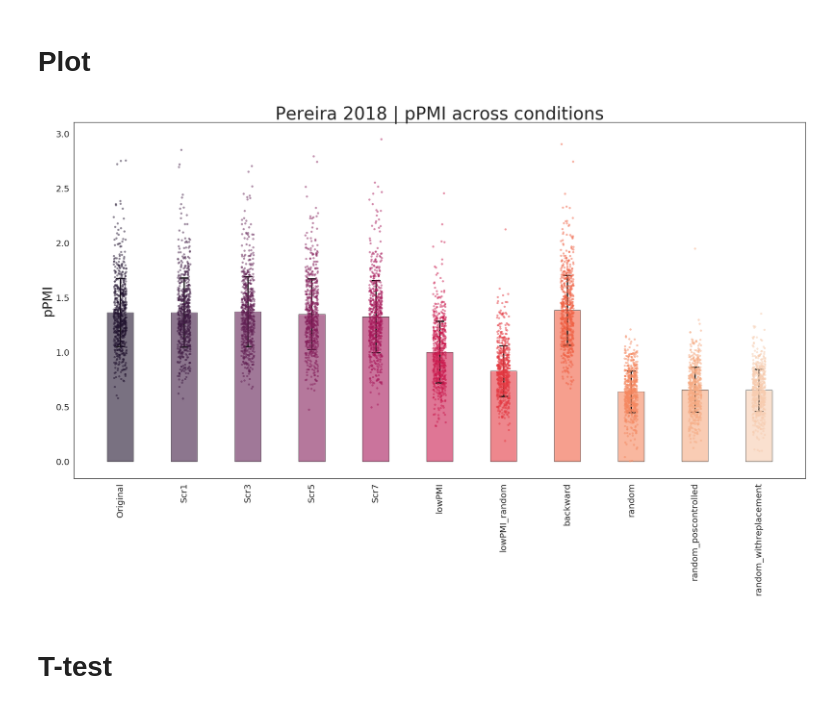
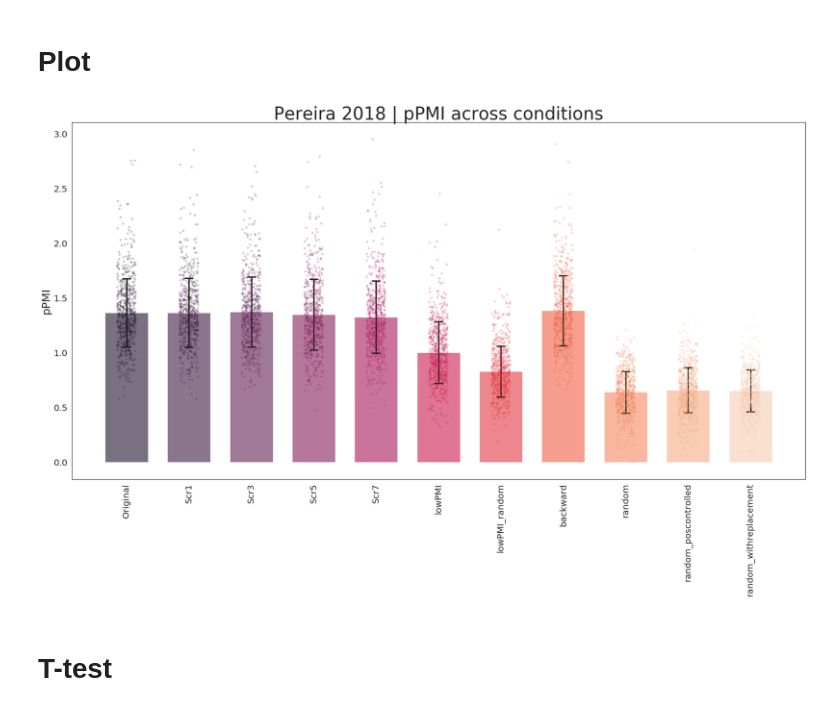
Before and after one commit to carina-kauf/perturbed-neural-nlp, a Jupyter notebook: analysis/pmi_verification/3_ANALYSIS_plot_ppmi_and_stats.ipynb, the cells around one changed output. Drawn from its saved outputs; the diff is of its cells as text; code cells hidden in the pictures.

Commit message:
update figure layout

```diff
--- a/analysis/pmi_verification/3_ANALYSIS_plot_ppmi_and_stats.ipynb
+++ b/analysis/pmi_verification/3_ANALYSIS_plot_ppmi_and_stats.ipynb
@@ -119,38 +119,38 @@ Std: 0.6533287650131002
 # %%
 sns.set()
 mypalette = sns.color_palette("rocket",11)
 sns.set_palette(mypalette)
 sns.set_style("white")
 
 data_title='Pereira 2018 | pPMI across conditions'
 
 fig_dims=(30,15)
 fig, ax = plt.subplots(figsize=fig_dims)
 capsize = 10
 
 small_size = 40/2
-medium_size = 60/2
+medium_size = 50/2
 title_size=80/2
 
 
-sns.stripplot(x="condition", y="pPMI_lag2",data=data,alpha=0.5,palette = mypalette,dodge=True,ax=ax,jitter=0.1)
+sns.stripplot(x="condition", y="pPMI_lag2",data=data,alpha=0.25,palette = mypalette,dodge=True,ax=ax,jitter=0.15)
 #space = np.linspace(-len(conditions)/2,len(conditions)/2,len(conditions))
-width = (1/float(len(conditions)/6))/1.32
+width = (1/float(len(conditions)/10))/1.32
 bar_ind = np.arange(len(conditions))
 for ind, ppmi in enumerate(ppmi_mean):
-    p1 = ax.bar(bar_ind[ind], ppmi, width, edgecolor='black',yerr=ppmi_mean_errors[ind],
+    p1 = ax.bar(bar_ind[ind], ppmi, width,yerr=ppmi_mean_errors[ind], #edgecolor='black',
                 error_kw=dict(lw=3, capsize=capsize, capthick=3), alpha = 0.6)
 
 ax.set(ylabel='pPMI',xlabel=' ')
 ax.yaxis.label.set_size(medium_size)
 ax.set_title(data_title, fontsize=title_size) # Add the text/suptitle to figure
 ax.tick_params(axis='x', labelsize=small_size, rotation=90)
 ax.tick_params(axis='y', labelsize=small_size)
 
 if save:
     plt.savefig(os.path.join(figdir,'pmi_verification_scr.png'), bbox_inches='tight')
 # %% [output]
-[figure, old version]
+[figure, new version]
 # %% [markdown]
 # T-test
 # %%
```
Also changed, not shown: parts of 1 cell of this notebook, 1 other file.
